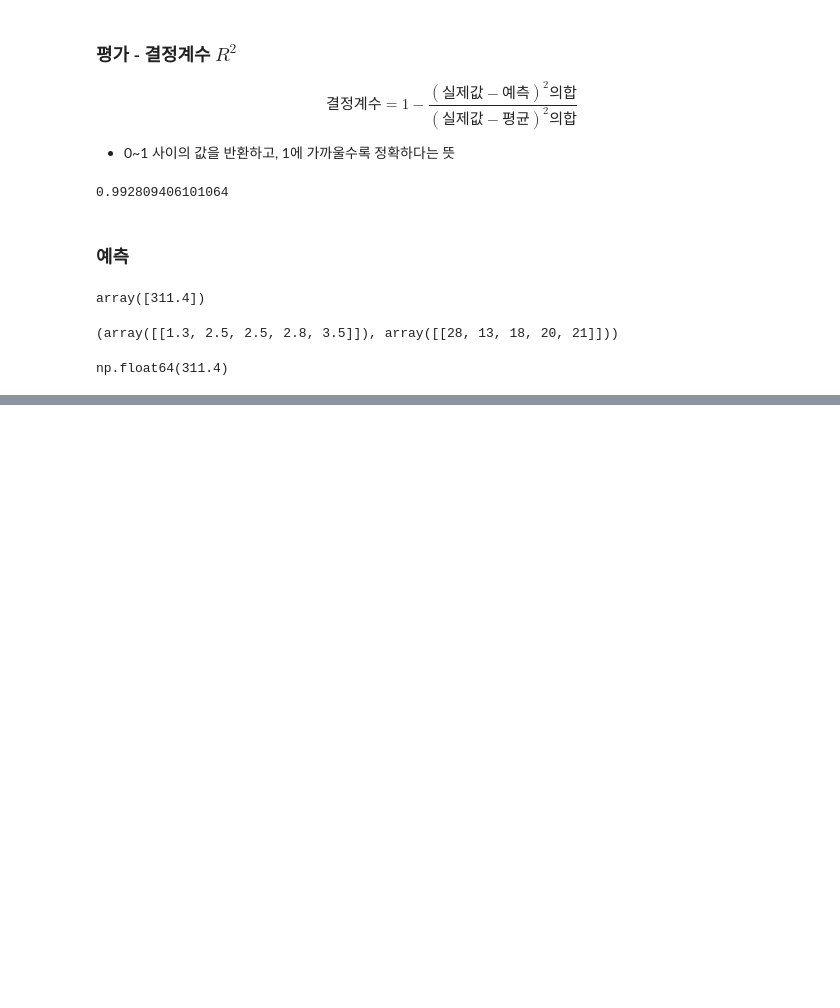
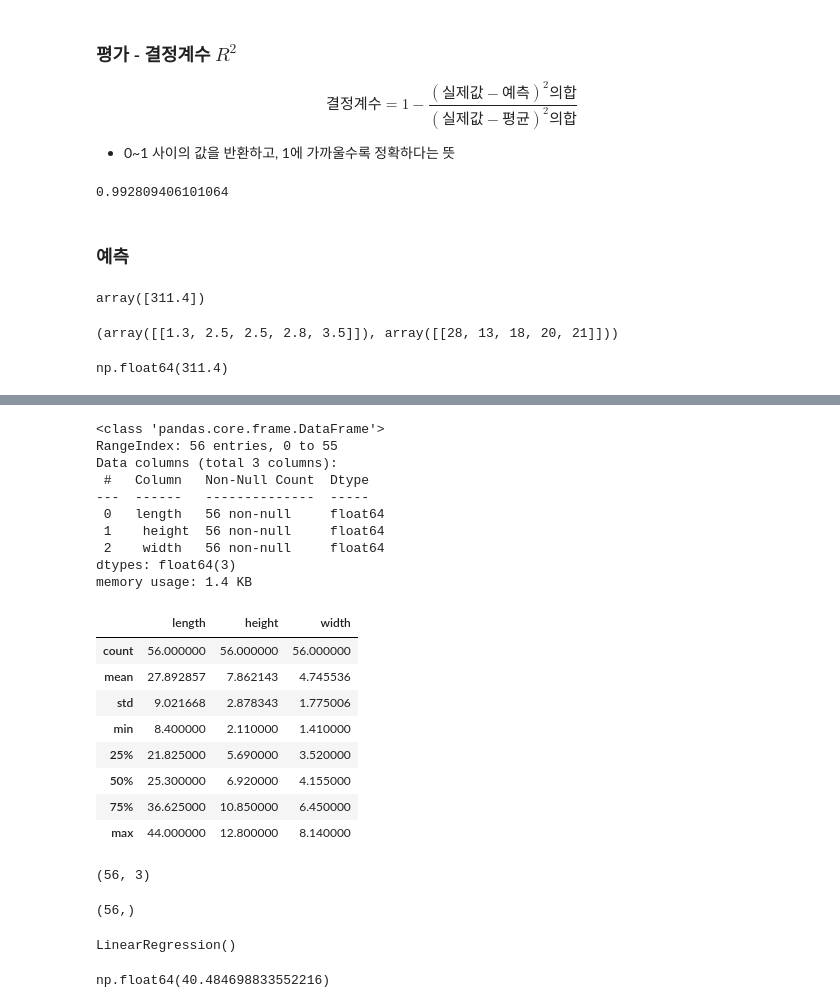
Before and after one commit to yujitaeng/SK_Camp_9, a Jupyter notebook: ML_workspace/01_overview/02_regression.ipynb, the cells around one changed output, grey strips where cells are left out. Saved outputs shown, nothing was run; the diff lists cells and outputs as text; code cells hidden in the pictures; blank space fills up the shorter version.

```diff
--- a/ML_workspace/01_overview/02_regression.ipynb
+++ b/ML_workspace/01_overview/02_regression.ipynb
@@ -97,0 +165,36 @@ np.float64(311.4)
+# %%
+# 데이터 로드
+perch_df = pd.read_csv('./data/perch_full.csv')
+perch_df.info()
+perch_df.describe()
+# %% [output]
+<class 'pandas.core.frame.DataFrame'>
+RangeIndex: 56 entries, 0 to 55
+Data columns (total 3 columns):
+ #   Column   Non-Null Count  Dtype
+---  ------   --------------  -----
+ 0   length   56 non-null     float64
+ 1    height  56 non-null     float64
+ 2    width   56 non-null     float64
+dtypes: float64(3)
+memory usage: 1.4 KB
+|  | length | height | width |
+| count | 56.000000 | 56.000000 | 56.000000 |
+| mean | 27.892857 | 7.862143 | 4.745536 |
+| std | 9.021668 | 2.878343 | 1.775006 |
+| min | 8.400000 | 2.110000 | 1.410000 |
+| 25% | 21.825000 | 5.690000 | 3.520000 |
+| 50% | 25.300000 | 6.920000 | 4.155000 |
+| 75% | 36.625000 | 10.850000 | 6.450000 |
+| max | 44.000000 | 12.800000 | 8.140000 |
+# %%
+# 입력 데이터
+perch_full = perch_df.to_numpy()
+perch_full.shape
+# %% [output]
+(56, 3)
+# %%
+# 라벨 데이터
+perch_weight.shape
+# %% [output]
+(56,)
@@ -97,0 +204,18 @@ np.float64(311.4)
+# %%
+# 훈련
+from sklearn.linear_model import LinearRegression
+
+lr = LinearRegression()
+lr.fit(train_input, train_label)
+# %% [output]
+LinearRegression()
+# %%
+# 가중치, 절편 -> 직접 계산
+# lr.coef_, lr.intercept_
+w1, w2, w3 = lr.coef_
+b = lr.intercept_
+x1, x2, x3 = 20.0, 5.08, 2.77
+
+w1 * x1 + w2 * x2 + w3 * x3 + b
+# %% [output]
+np.float64(40.484698833552216)
```
Also changed, not shown: parts of 29 cells of this notebook, 5 other files.
